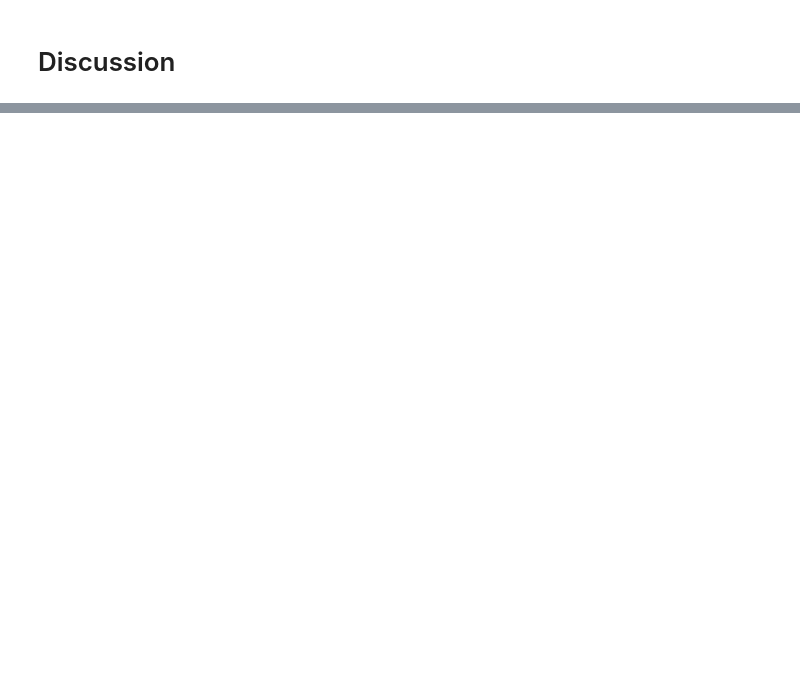
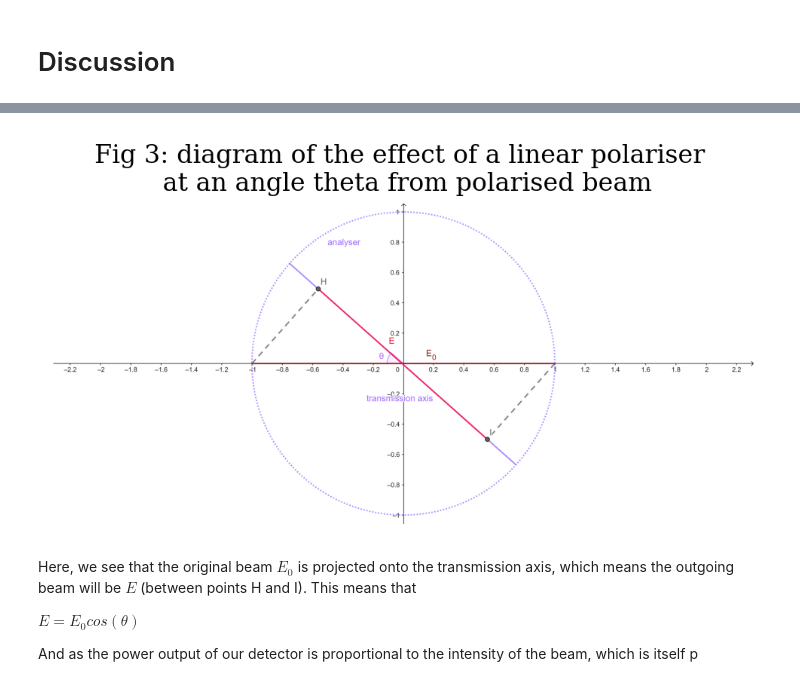
Before and after one commit to MelzieG/Lab3, a Jupyter notebook: Part1.ipynb, the cells around one changed output, grey strips where cells are left out. Saved outputs shown, nothing was run; the diff lists cells and outputs as text; code cells hidden in the pictures; blank space fills up the shorter version.

```diff
--- a/Part1.ipynb
+++ b/Part1.ipynb
@@ -175,0 +187,14 @@ where $\theta$ is in *degrees*. This means the phase offset is also in degrees,
+# %%
+malus = plt.imread('geogebra-export.png')
+plt.imshow(malus)
+plt.axis('off')
+plt.title('Fig 3: diagram of the effect of a linear polariser \n at an angle theta from polarised beam')
+plt.show()
+# %% [output]
+[figure, added]
+# %% [markdown]
+Here, we see that the original beam $E_0$ is projected onto the transmission axis, which means the outgoing beam will be $E$ (between points H and I). This means that
+
+$E = E_0 cos (\theta)$
+
+And as the power output of our detector is proportional to the intensity of the beam, which is itself p
```
Also changed, not shown: parts of 12 cells of this notebook.
